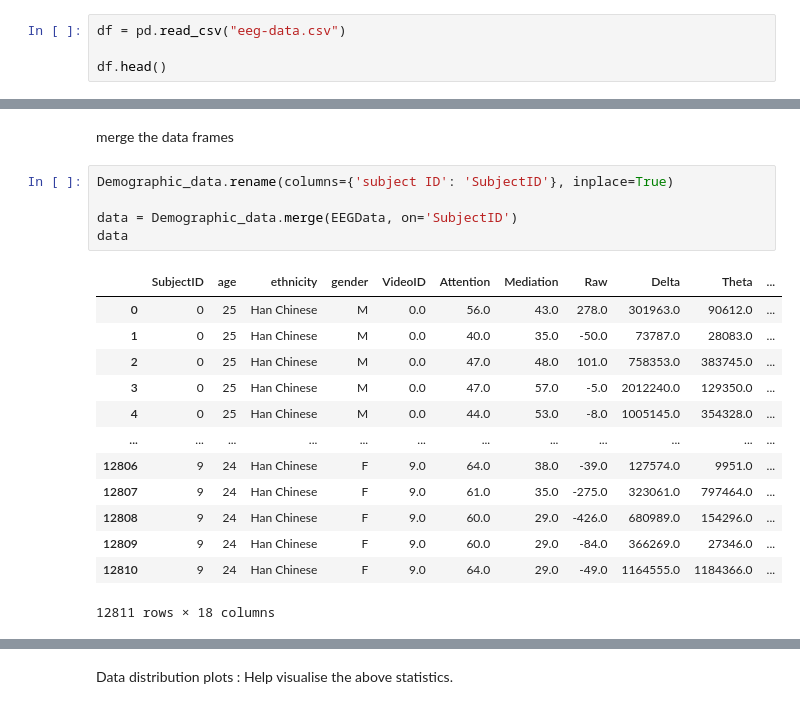
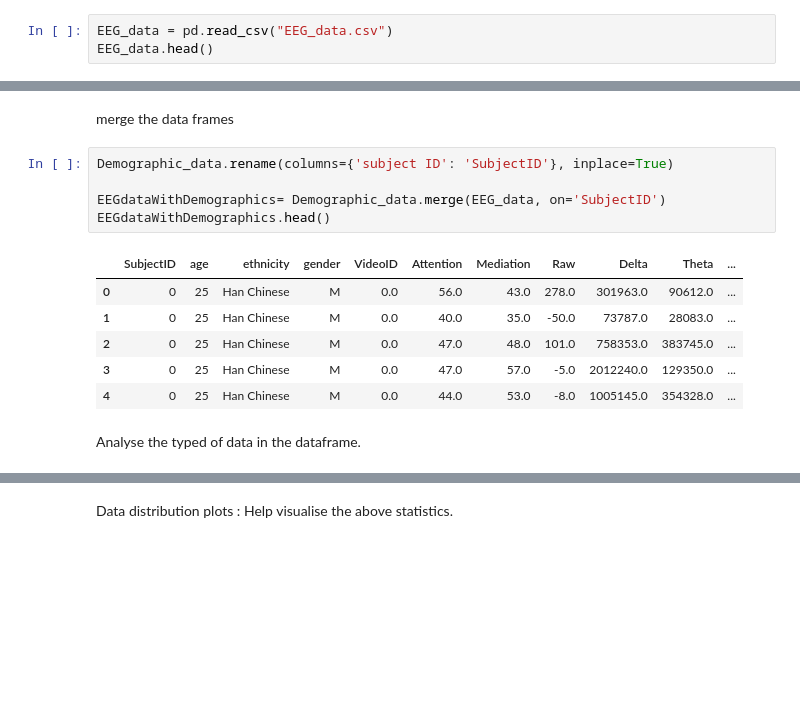
Before and after one commit to mandarmp/EEGNotebooks, a Jupyter notebook: ConfusedStudent/ConfusedStudentEEGDataSet.ipynb, the cells around one changed output, grey strips where cells are left out. Saved outputs shown, nothing was run; the diff lists cells and outputs as text; blank space fills up the shorter version.

```diff
--- a/ConfusedStudent/ConfusedStudentEEGDataSet.ipynb
+++ b/ConfusedStudent/ConfusedStudentEEGDataSet.ipynb
@@ -14,5 +41,4 @@ import json
 # %%
-df = pd.read_csv("eeg-data.csv")
-
-df.head()
+EEG_data = pd.read_csv("EEG_data.csv")
+EEG_data.head()
 # %% [output]
@@ -119,20 +63,15 @@ merge the data frames
 # %%
 Demographic_data.rename(columns={'subject ID': 'SubjectID'}, inplace=True)
 
-data = Demographic_data.merge(EEGData, on='SubjectID')
-data
+EEGdataWithDemographics= Demographic_data.merge(EEG_data, on='SubjectID')
+EEGdataWithDemographics.head()
 # %% [output]
 |  | SubjectID | age | ethnicity | gender | VideoID | Attention | Mediation | Raw | Delta | Theta | ... |
 | 0 | 0 | 25 | Han Chinese | M | 0.0 | 56.0 | 43.0 | 278.0 | 301963.0 | 90612.0 | ... |
 | 1 | 0 | 25 | Han Chinese | M | 0.0 | 40.0 | 35.0 | -50.0 | 73787.0 | 28083.0 | ... |
 | 2 | 0 | 25 | Han Chinese | M | 0.0 | 47.0 | 48.0 | 101.0 | 758353.0 | 383745.0 | ... |
 | 3 | 0 | 25 | Han Chinese | M | 0.0 | 47.0 | 57.0 | -5.0 | 2012240.0 | 129350.0 | ... |
 | 4 | 0 | 25 | Han Chinese | M | 0.0 | 44.0 | 53.0 | -8.0 | 1005145.0 | 354328.0 | ... |
-| ... | ... | ... | ... | ... | ... | ... | ... | ... | ... | ... | ... |
-| 12806 | 9 | 24 | Han Chinese | F | 9.0 | 64.0 | 38.0 | -39.0 | 127574.0 | 9951.0 | ... |
-| 12807 | 9 | 24 | Han Chinese | F | 9.0 | 61.0 | 35.0 | -275.0 | 323061.0 | 797464.0 | ... |
-| 12808 | 9 | 24 | Han Chinese | F | 9.0 | 60.0 | 29.0 | -426.0 | 680989.0 | 154296.0 | ... |
-| 12809 | 9 | 24 | Han Chinese | F | 9.0 | 60.0 | 29.0 | -84.0 | 366269.0 | 27346.0 | ... |
-| 12810 | 9 | 24 | Han Chinese | F | 9.0 | 64.0 | 29.0 | -49.0 | 1164555.0 | 1184366.0 | ... |
-12811 rows × 18 columns
+# %% [markdown]
+Analyse the typed of data in the dataframe.
 # %%
```
Also changed, not shown: parts of 42 cells of this notebook.
